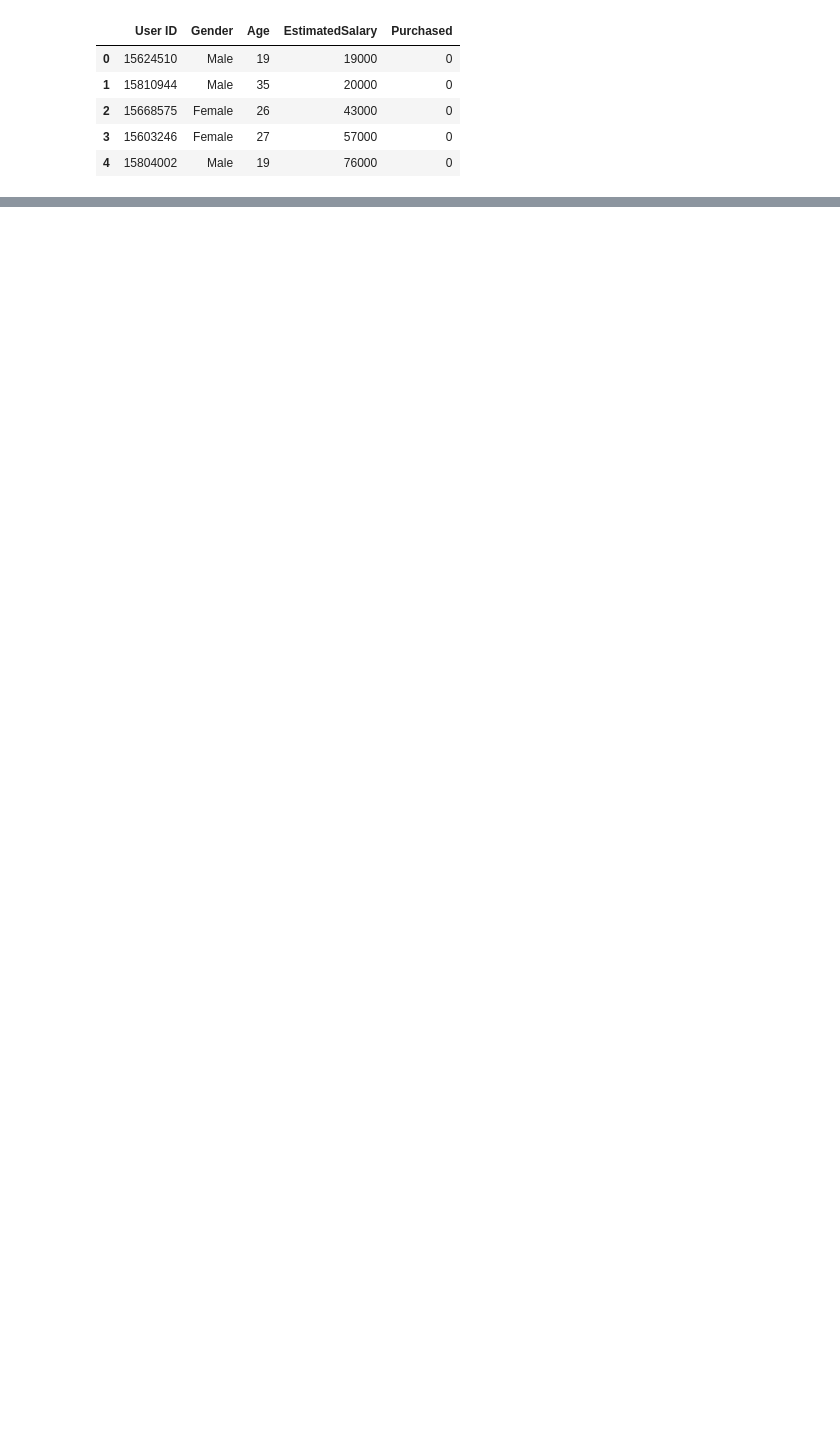
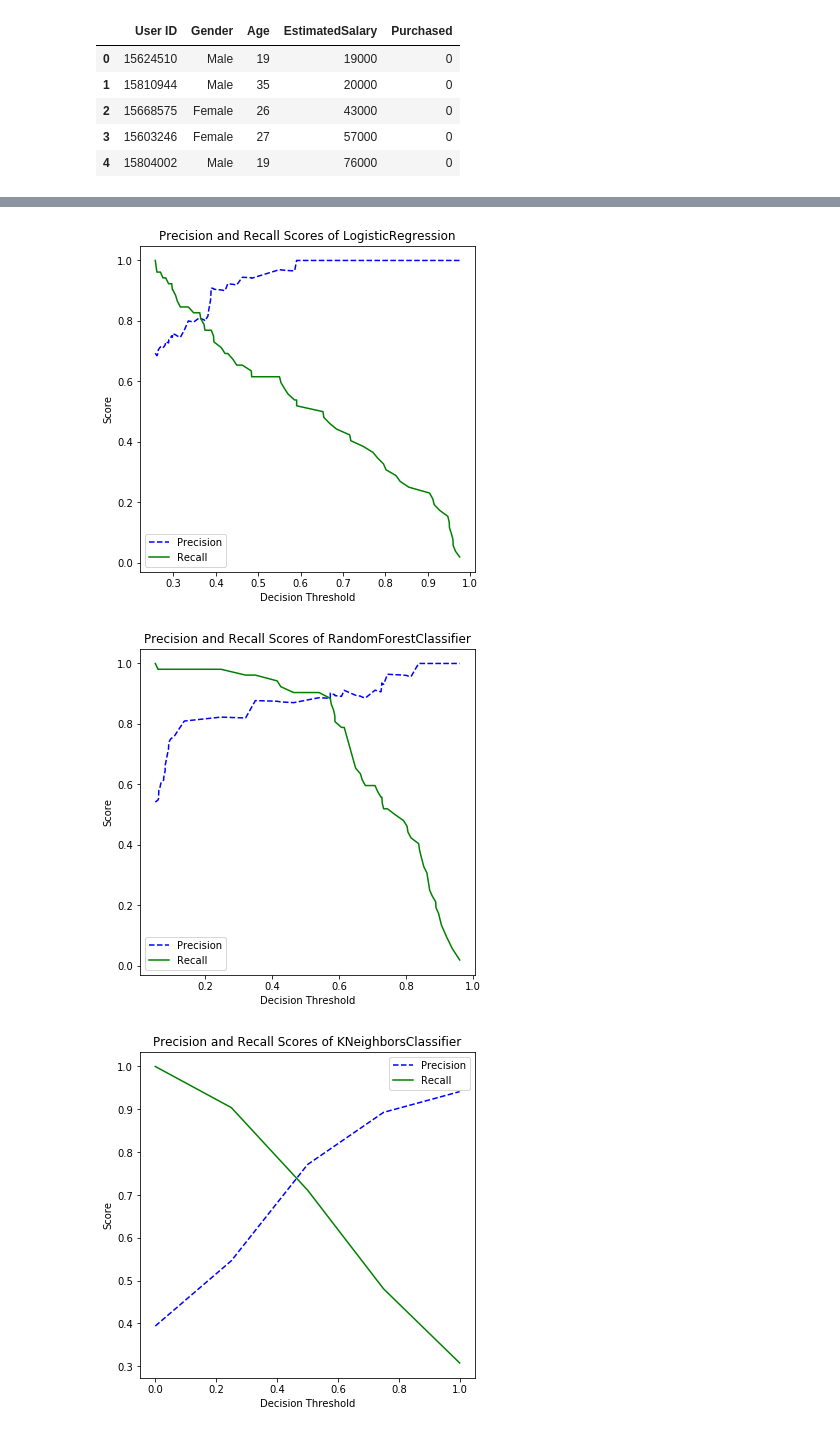
Before and after one commit to fagan2888/models-with-factory-patterns, a Jupyter notebook: main.ipynb, the cells around one changed output, grey strips where cells are left out. Cells and saved outputs as stored; diff of their text form; code cells hidden in the pictures; blank space fills up the shorter version.

Commit message:
added score, feature inspection, decision threshold inspection

```diff
--- a/main.ipynb
+++ b/main.ipynb
@@ -86,0 +96,6 @@ MLPClassifier(activation='logistic', alpha=0.0001, batch_size='auto',
+# %%
+models.decision_threshold()
+# %% [output]
+[figure, added]
+[figure, added]
+[figure, added]
```
Also changed, not shown: parts of 6 cells of this notebook, 4 other files.
